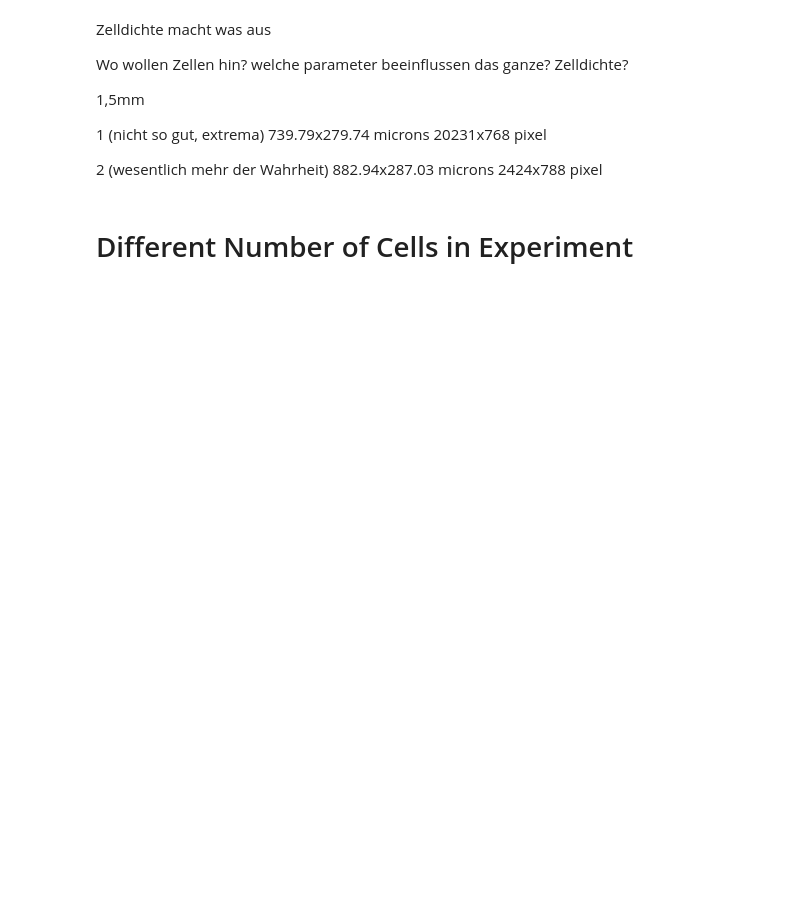
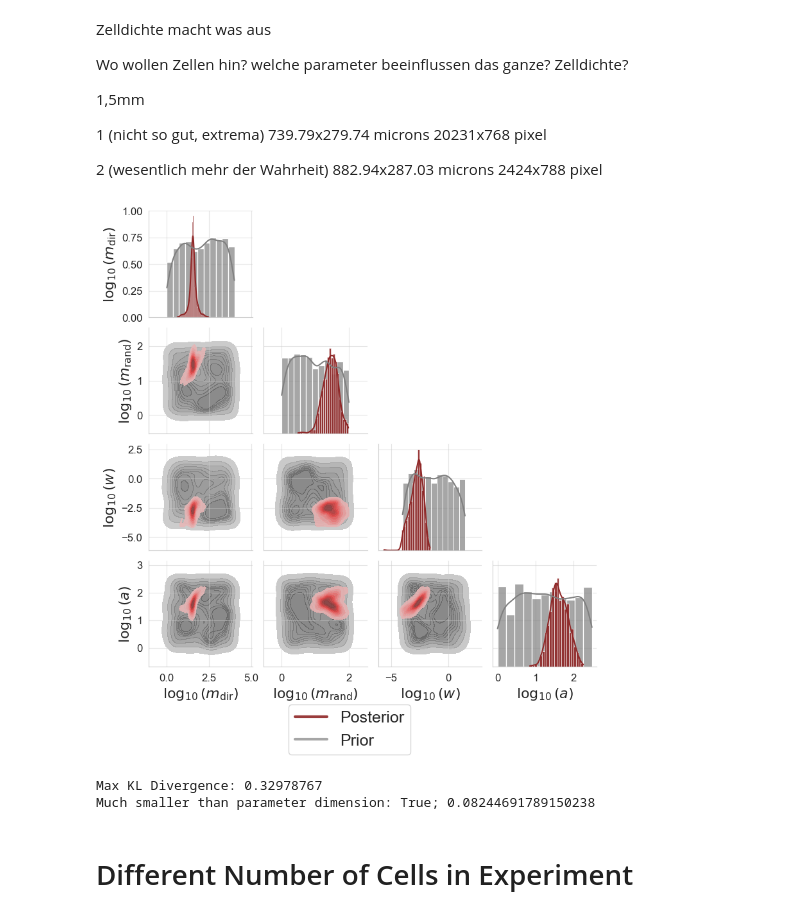
Before and after one commit to arrjon/CellMigration, a Jupyter notebook: experiments/cell_migration_bayesflow.ipynb, the cells around one changed output. Drawn from its saved outputs; the diff is of its cells as text; code cells hidden in the pictures; blank space fills up the shorter version.

```diff
--- a/experiments/cell_migration_bayesflow.ipynb
+++ b/experiments/cell_migration_bayesflow.ipynb
@@ -410,10 +433,18 @@ Wo wollen Zellen hin? welche parameter beeinflussen das ganze? Zelldichte?
 # %%
 # batch the real data
 real_posterior_samples = trainer.amortizer.sample(trainer.configurator({'sim_data': real_data_full[np.newaxis]}),
                                           n_samples=prior_draws.shape[0])
 real_posterior_samples = real_posterior_samples * p_std + p_mean
 
-if isinstance(trainer, EnsembleTrainer):
-    np.save(f'abc_results_real/posterior_samples_npe_ensemble.npy', real_posterior_samples)
-else:
-    np.save(f'abc_results_real/posterior_samples_npe.npy', real_posterior_samples)
+# if isinstance(trainer, EnsembleTrainer):
+#     np.save(f'abc_results_real/posterior_samples_npe_ensemble.npy', real_posterior_samples)
+# else:
+#     np.save(f'abc_results_real/posterior_samples_npe.npy', real_posterior_samples)
+
+fig = plot_posterior_2d(posterior_draws=real_posterior_samples,
+                        prior_draws=prior_draws[:real_posterior_samples.shape[0]],
+                        param_names=log_param_names)
+#plt.savefig(f'{trainer.checkpoint_path}/full_posterior.png')
+plt.show()
+# %% [output]
+[figure, added]
@@ -426,3 +451,19 @@ plt.show()
+# %%
+if isinstance(trainer, EnsembleTrainer):
+    log_posteriors = trainer.amortizer.log_posterior(trainer.configurator({'sim_data': real_data_full[np.newaxis]}), n_samples=100)
+
+    # Compute all pairwise row‐differences
+    log_posteriors_diffs = log_posteriors[:, None, :] - log_posteriors[None, :, :]
+
+    # Now take the mean over the columns
+    log_posteriors_mean = np.mean(log_posteriors_diffs, axis=2)
+
+    # heuristic to check model misspecification
+    print('Max KL Divergence:', np.max(log_posteriors_mean))
+    print(f'Much smaller than parameter dimension: {np.max(log_posteriors_mean) / len(param_names) < 1}; {np.max(log_posteriors_mean) / len(param_names)}')
+# %% [output]
+Max KL Divergence: 0.32978767
+Much smaller than parameter dimension: True; 0.08244691789150238
 # %%
 if trainer.amortizer.summary_loss is not None:
     from matplotlib.cm import viridis
```
Also changed, not shown: parts of 13 cells of this notebook, 8 other files.
